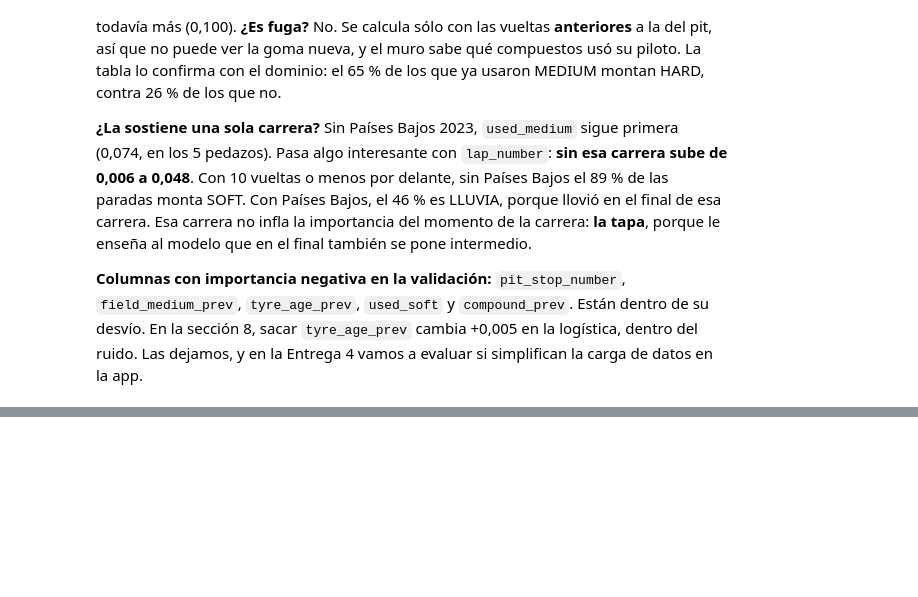
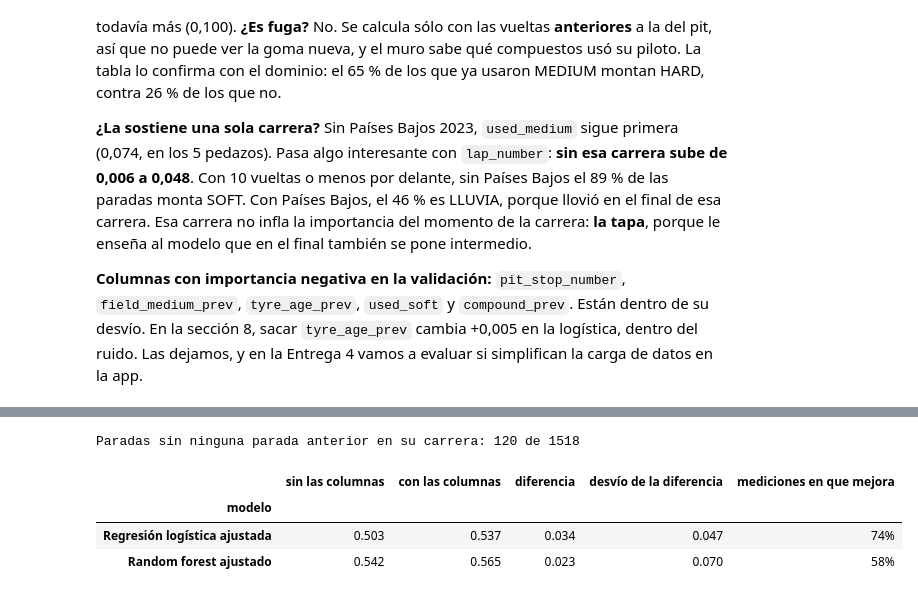
Before and after one commit to solfalabella7/f1-strategy-pipeline, a Jupyter notebook: Entrega3/Entrega3_Modelado.ipynb, the cells around one changed output, grey strips where cells are left out. Saved outputs shown, nothing was run; the diff lists cells and outputs as text; code cells hidden in the pictures; blank space fills up the shorter version.

```diff
--- a/Entrega3/Entrega3_Modelado.ipynb
+++ b/Entrega3/Entrega3_Modelado.ipynb
@@ -1291,0 +1361,42 @@ Sin Países Bajos 2023 (101 paradas, con lluvia en el final), las 5 que más pes
+# %%
+paradas_ordenadas = datos.sort_values(["session_key", "lap_number"])
+por_vuelta = pd.crosstab([paradas_ordenadas["session_key"], paradas_ordenadas["lap_number"]],
+                         paradas_ordenadas["objetivo"]).reindex(columns=ORDEN_CLASES, fill_value=0)
+# Acumulado hasta la vuelta anterior: shift(1) dentro de cada carrera.
+anteriores = por_vuelta.groupby(level="session_key").cumsum().groupby(level="session_key").shift(1).fillna(0)
+anteriores["n_prev_stops"] = anteriores[ORDEN_CLASES].sum(axis=1)
+for clase in ORDEN_CLASES:
+    anteriores[f"prev_{clase.lower()}"] = (anteriores[clase] / anteriores["n_prev_stops"]).where(anteriores["n_prev_stops"] > 0)
+COLUMNAS_PREVIAS = [f"prev_{c.lower()}" for c in ORDEN_CLASES] + ["n_prev_stops"]
+anteriores = anteriores[COLUMNAS_PREVIAS].reset_index()
+
+# Una parada en la misma vuelta que otra no la ve: la tabla está indexada por la vuelta del pit y acumula hasta la anterior.
+X_previas = X_train.merge(anteriores, on=["session_key", "lap_number"], how="left")
+print("Paradas sin ninguna parada anterior en su carrera:", int(X_previas["n_prev_stops"].fillna(0).eq(0).sum()), "de", len(X_previas))
+
+
+def repetir_con(estimador, X, numericas):
+    puntajes = []
+    for repeticion in range(10):
+        cv_repetida = GroupKFold(n_splits=5, shuffle=True, random_state=SEED + repeticion)
+        puntajes += list(cross_validate(armar_pipeline(clone(estimador), numericas=numericas), X, y_train,
+                                        groups=grupos_train, cv=cv_repetida, scoring="f1_macro", n_jobs=-1)["test_score"])
+    return np.array(puntajes)
+
+
+filas_previas = []
+for nombre, estimador in finalistas.items():
+    modelo_solo = estimador.named_steps["modelo"]
+    sin_previas = repetir_con(modelo_solo, X_previas, NUMERICAS)
+    con_previas = repetir_con(modelo_solo, X_previas, NUMERICAS + COLUMNAS_PREVIAS)
+    dif = con_previas - sin_previas
+    filas_previas.append({"modelo": nombre, "sin las columnas": sin_previas.mean(), "con las columnas": con_previas.mean(),
+                          "diferencia": dif.mean(), "desvío de la diferencia": dif.std(ddof=0),
+                          "mediciones en que mejora": f"{(dif > 0).mean():.0%}"})
+pd.DataFrame(filas_previas).set_index("modelo").round(3)
+# %% [output]
+Paradas sin ninguna parada anterior en su carrera: 120 de 1518
+|  | sin las columnas | con las columnas | diferencia | desvío de la diferencia | mediciones en que mejora |
+| modelo |  |  |  |  |  |
+| Regresión logística ajustada | 0.503 | 0.537 | 0.034 | 0.047 | 74% |
+| Random forest ajustado | 0.542 | 0.565 | 0.023 | 0.070 | 58% |
```
Also changed, not shown: parts of 11 cells of this notebook, 2 other files.
